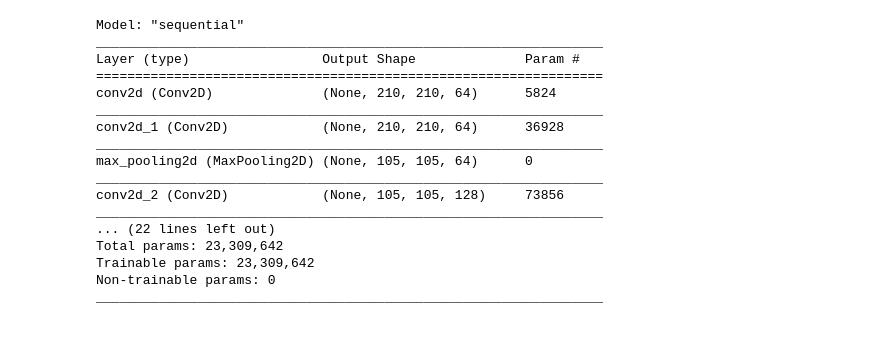
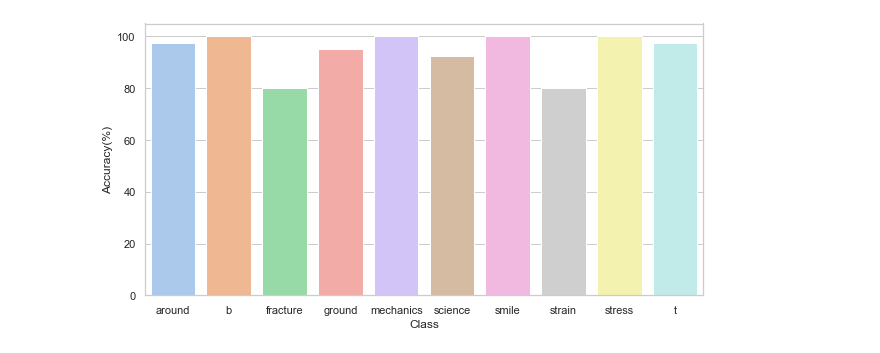
Before and after one commit to HOGEUNGOD/word_ml, a Jupyter notebook: VGG/VGG.ipynb, the cells around one changed output. Cells and saved outputs as stored; diff of their text form; code cells hidden in the pictures.

```diff
--- a/VGG/VGG.ipynb
+++ b/VGG/VGG.ipynb
@@ -168,20 +201,9 @@ model.save("VGG.h5")
-# %%
-model.summary()
-# %% [output]
-Model: "sequential"
-_________________________________________________________________
-Layer (type)                 Output Shape              Param #
-=================================================================
-conv2d (Conv2D)              (None, 210, 210, 64)      5824
-_________________________________________________________________
-conv2d_1 (Conv2D)            (None, 210, 210, 64)      36928
-_________________________________________________________________
-max_pooling2d (MaxPooling2D) (None, 105, 105, 64)      0
-_________________________________________________________________
-conv2d_2 (Conv2D)            (None, 105, 105, 128)     73856
-_________________________________________________________________
-... (22 lines left out)
-Total params: 23,309,642
-Trainable params: 23,309,642
-Non-trainable params: 0
-_________________________________________________________________
+# %%
+fig, ax = plt.subplots(figsize=(10,5))
+sns.set_theme(style="whitegrid", palette='pastel')
+sns.barplot(x=labels, y=[np.max(i)/40*100 for i in matrix])
+ax.set_xlabel('Class')
+ax.set_ylabel('Accuracy(%)')
+plt.savefig('./figure/plot.png',dpi=300,bbox_inches='tight')
+# %% [output]
+[figure, added]
```
Also changed, not shown: parts of 9 cells of this notebook, 37 other files.
